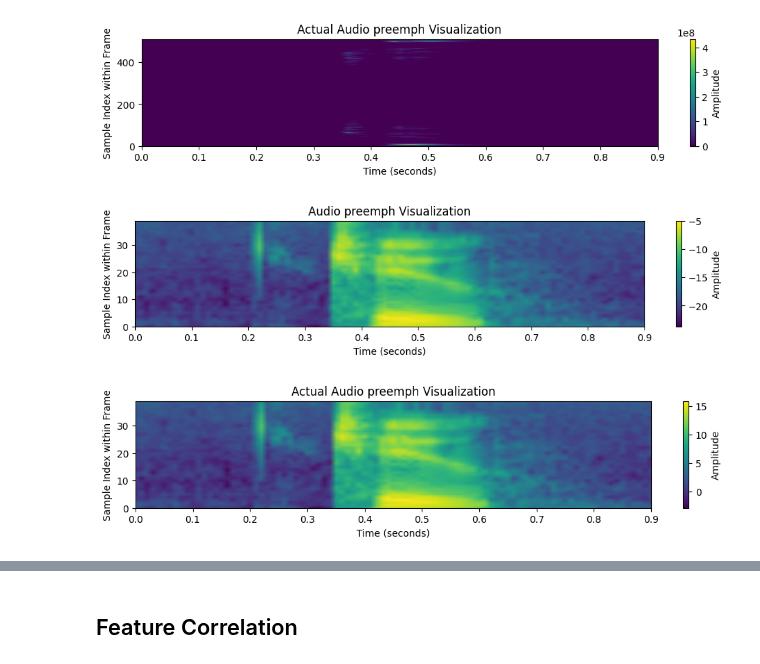
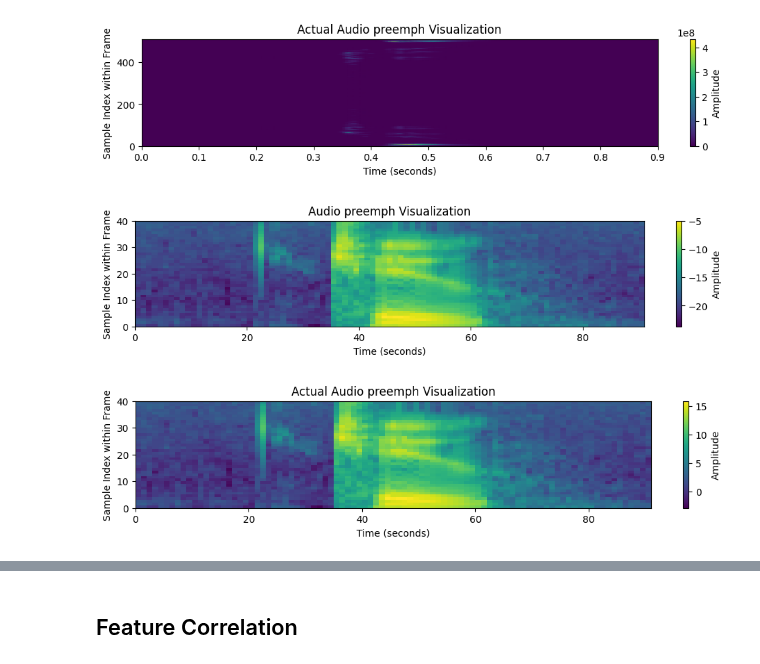
Before and after one commit to kyebinan/Speach-Speaker-Recognition, a Jupyter notebook: Lab1/lab1.ipynb, the cells around one changed output, grey strips where cells are left out. Drawn from its saved outputs; the diff is of its cells as text; code cells hidden in the pictures.

```diff
--- a/Lab1/lab1.ipynb
+++ b/Lab1/lab1.ipynb
@@ -184,37 +182,29 @@ plt.show()
 # %%
 mspec = proto.logMelSpectrum(spec, sr)
 # %%
-# Calculate the time axis for the frames
-frame_times = np.arange(mspec.shape[0]) * winshift_time
-# Calculate the sample axis for each frame
-frame_samples = np.arange(mspec.shape[1])
+
 
 # Plotting with pcolormesh
 plt.figure(figsize=(12, 2))
-plt.pcolormesh(frame_times, frame_samples, mspec.T, shading='gouraud')
+plt.pcolormesh( mspec.T, cmap='viridis')
 plt.colorbar(label='Amplitude')
 plt.xlabel('Time (seconds)')
 plt.ylabel('Sample Index within Frame')
 plt.title('Audio preemph Visualization')
 plt.show()
 
 
-# Calculate the time axis for the frames
-frame_times = np.arange(example["mspec"].shape[0]) * winshift_time
-# Calculate the sample axis for each frame
-frame_samples = np.arange(example["mspec"].shape[1])
-
 # Plotting with pcolormesh
 plt.figure(figsize=(12, 2))
-plt.pcolormesh(frame_times, frame_samples, example["mspec"].T, shading='gouraud')
+plt.pcolormesh(example["mspec"].T, cmap='viridis')
 plt.colorbar(label='Amplitude')
 plt.xlabel('Time (seconds)')
 plt.ylabel('Sample Index within Frame')
 plt.title('Actual Audio preemph Visualization')
 plt.show()
 # %% [output]
-[figure, old version]
+[figure, new version]
-[figure, old version]
+[figure, new version]
 # %%
 mfcc = proto.cepstrum(mspec, nceps=13)
 # %%
```
Also changed, not shown: parts of 3 cells of this notebook, 1 other file.
